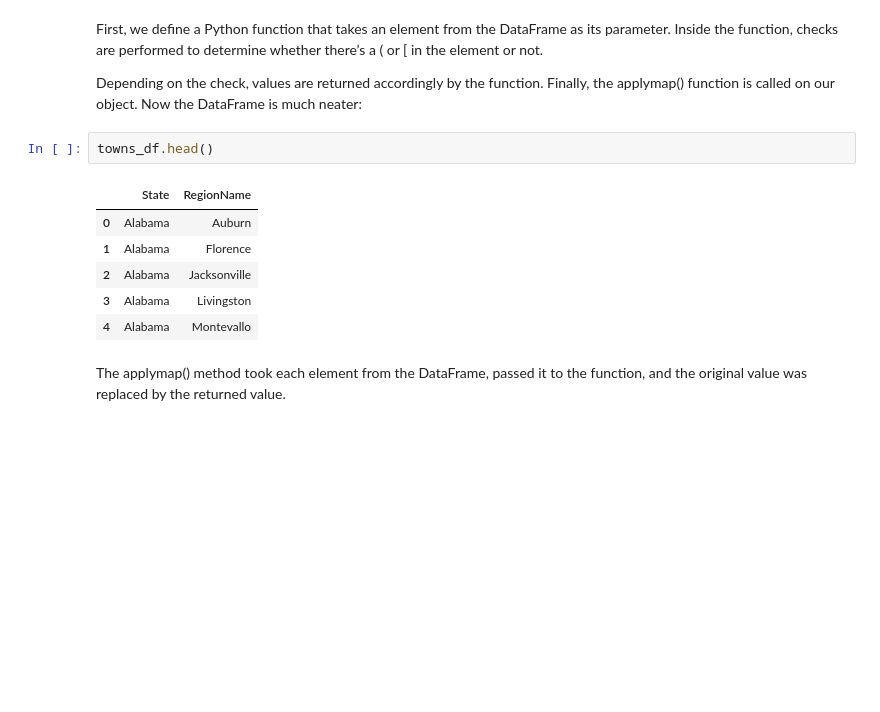
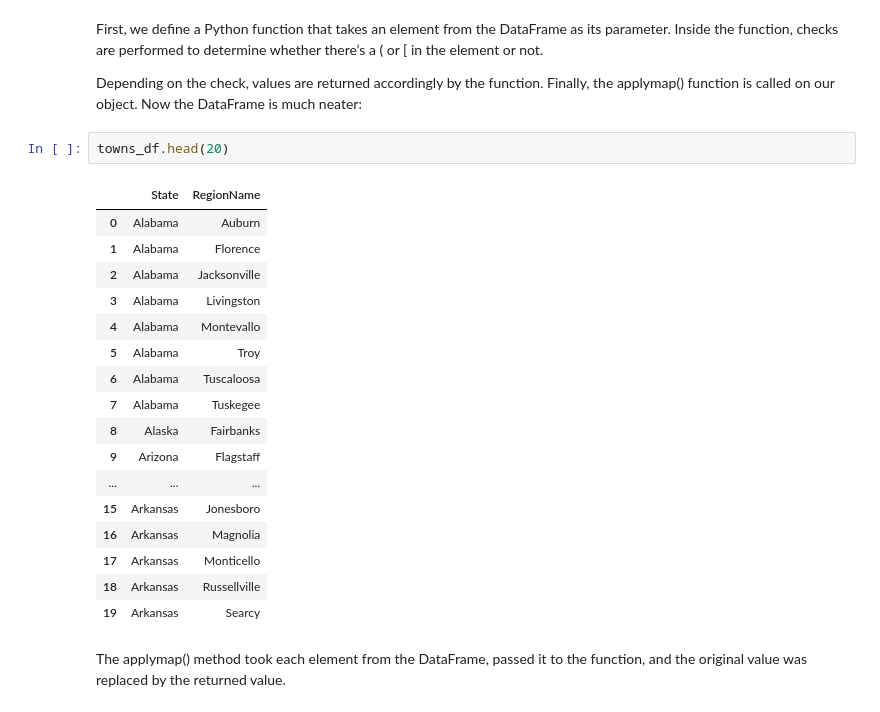
Before and after one commit to mrodriguezalas/intro-python-summer-course, a Jupyter notebook: Lesson 4/Lesson 4a - Data Cleaning.ipynb, the cells around one changed output. Saved outputs shown, nothing was run; the diff lists cells and outputs as text; blank space fills up the shorter version.

```diff
--- a/Lesson 4/Lesson 4a - Data Cleaning.ipynb
+++ b/Lesson 4/Lesson 4a - Data Cleaning.ipynb
@@ -440,14 +450,25 @@ First, we define a Python function that takes an element from the DataFrame as i
 
 Depending on the check, values are returned accordingly by the function. Finally, the applymap() function is called on our object. Now the DataFrame is much neater:
 # %%
-towns_df.head()
+towns_df.head(20)
 # %% [output]
 |  | State | RegionName |
 | 0 | Alabama | Auburn |
 | 1 | Alabama | Florence |
 | 2 | Alabama | Jacksonville |
 | 3 | Alabama | Livingston |
 | 4 | Alabama | Montevallo |
+| 5 | Alabama | Troy |
+| 6 | Alabama | Tuscaloosa |
+| 7 | Alabama | Tuskegee |
+| 8 | Alaska | Fairbanks |
+| 9 | Arizona | Flagstaff |
+| ... | ... | ... |
+| 15 | Arkansas | Jonesboro |
+| 16 | Arkansas | Magnolia |
+| 17 | Arkansas | Monticello |
+| 18 | Arkansas | Russellville |
+| 19 | Arkansas | Searcy |
 # %% [markdown]
 The applymap() method took each element from the DataFrame, passed it to the function, and the original value was replaced by the returned value.
 # %% [markdown]
```
Also changed, not shown: parts of 4 cells of this notebook, 1 other file.
